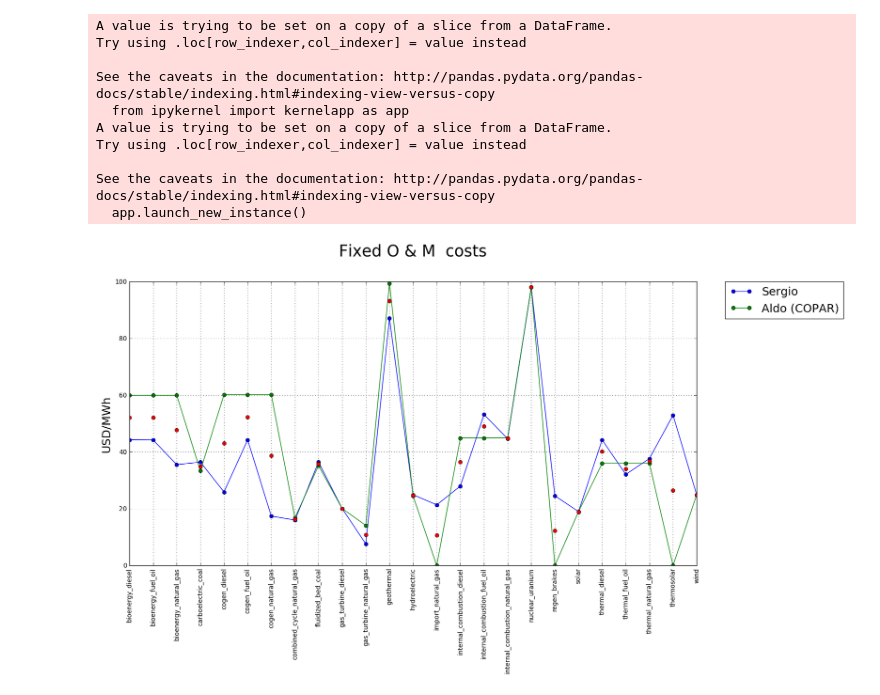
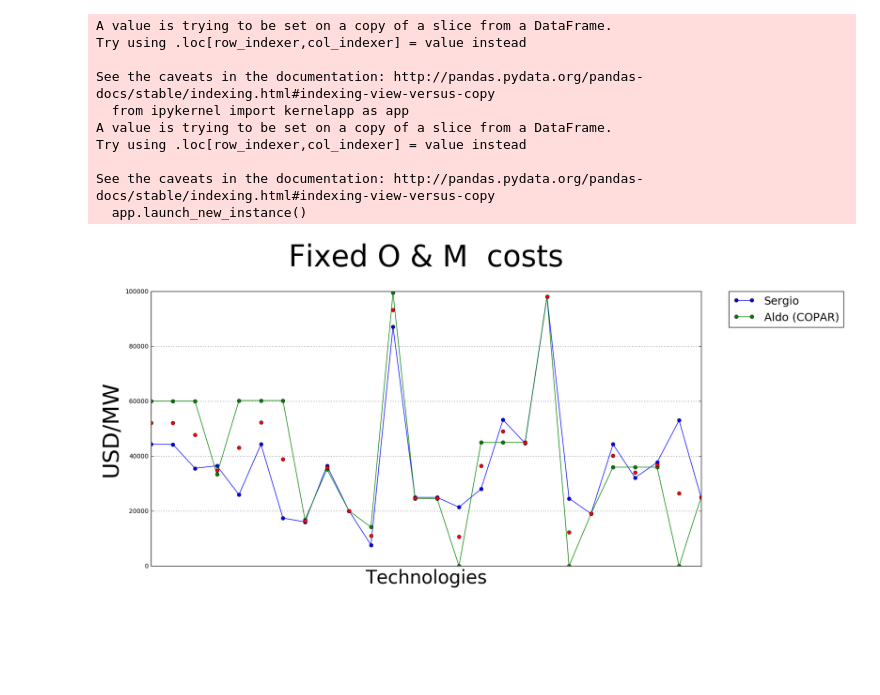
Before and after one commit to sergiocastellanos/switch_mexico_data, a Jupyter notebook: Generation/Tech investments costs comparison.ipynb, the cells around one changed output. Cells and saved outputs as stored; diff of their text form; code cells hidden in the pictures; blank space fills up the shorter version.

```diff
--- a/Generation/Tech investments costs comparison.ipynb
+++ b/Generation/Tech investments costs comparison.ipynb
@@ -26,6 +26,6 @@ df3=df3[b]
 df3=df3.sort_values('gen_tech')
 df3=df3.reset_index(drop=True)
 df4=pd.concat([df2.reset_index(drop=True),df3],axis=1)
-df4[df4.columns.tolist()[2:4]]=df4[df4.columns.tolist()[2:4]]/1000
+df4[df4.columns.tolist()[2:4]]=df4[df4.columns.tolist()[2:4]]
 # %%
 df5=df4[['gen_tech','g_overnight_cost','overnight_cost']]
@@ -56,29 +59,32 @@ See the caveats in the documentation: http://pandas.pydata.org/pandas-docs/stabl
 # %%
 df6=df4[['gen_tech','g_fixed_o_m','fixed_o_m']]
 df6['average']=(df6.iloc[:,1]+df6.iloc[:,2])/2
 df6['difference']=abs(df6.iloc[:,1]-df6.iloc[:,2])
 plt.figure(2,figsize=[16,8],dpi=200)
 plt.plot(df6.iloc[:,1],marker='o',label='Sergio')
 plt.plot(df6.iloc[:,2],marker='o',label='Aldo (COPAR)')
 plt.legend(bbox_to_anchor=(1.05, 1), loc=2, borderaxespad=0.,fontsize=18)
+plt.title('Fixed O & M  costs',fontsize=48,y=1.08)
+plt.ylabel('USD/MW',fontsize=36)
+#plt.xticks(df5.index.tolist(),df5['gen_tech'].tolist(),rotation='vertical')
+plt.xlabel('Technologies',fontsize=30)
+plt.errorbar(range(len(df6.index.tolist())),df6['average'],label='average',fmt='o')
 plt.grid()
-plt.title('Fixed O & M  costs',fontsize=25,y=1.08)
-plt.ylabel('USD (thousand)/MW',fontsize=18)
-plt.xticks(df5.index.tolist(),df5['gen_tech'].tolist(),rotation='vertical')
-plt.errorbar(range(len(df6.index.tolist())),df6['average'],label='average',fmt='o')
+frame = plt.gca()
+frame.axes.get_xaxis().set_ticks([])
 plt.show()
 # %% [output]
 A value is trying to be set on a copy of a slice from a DataFrame.
 Try using .loc[row_indexer,col_indexer] = value instead
 
 See the caveats in the documentation: http://pandas.pydata.org/pandas-docs/stable/indexing.html#indexing-view-versus-copy
   from ipykernel import kernelapp as app
 A value is trying to be set on a copy of a slice from a DataFrame.
 Try using .loc[row_indexer,col_indexer] = value instead
 
 See the caveats in the documentation: http://pandas.pydata.org/pandas-docs/stable/indexing.html#indexing-view-versus-copy
   app.launch_new_instance()
-[figure, old version]
+[figure, new version]
 # %%
 df7=df4[['gen_tech','g_variable_o_m','variable_o_m']]
 df7['average']=(df7.iloc[:,1]+df7.iloc[:,2])/2
```
Also changed, not shown: parts of 2 cells of this notebook, 27 other files.
